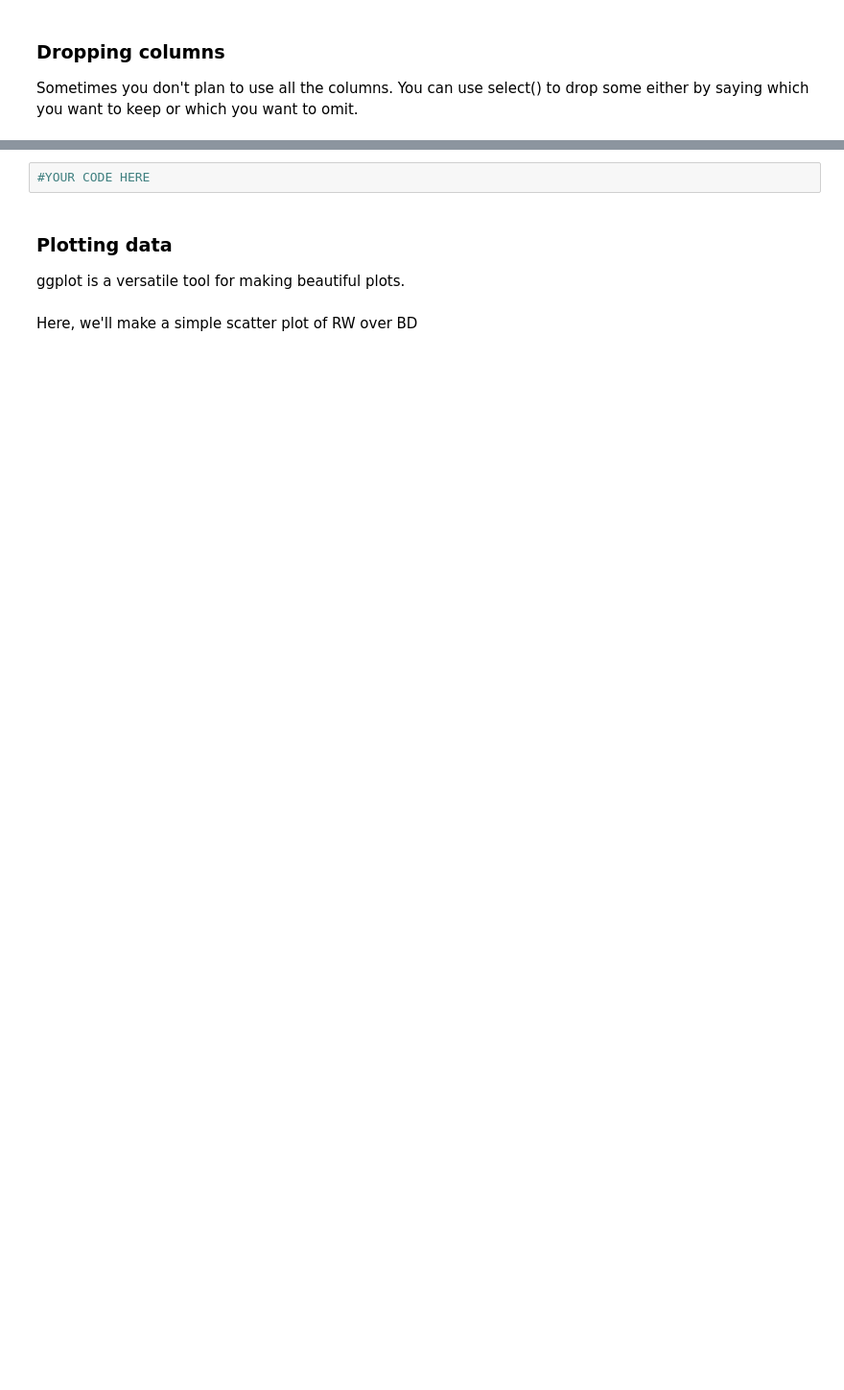
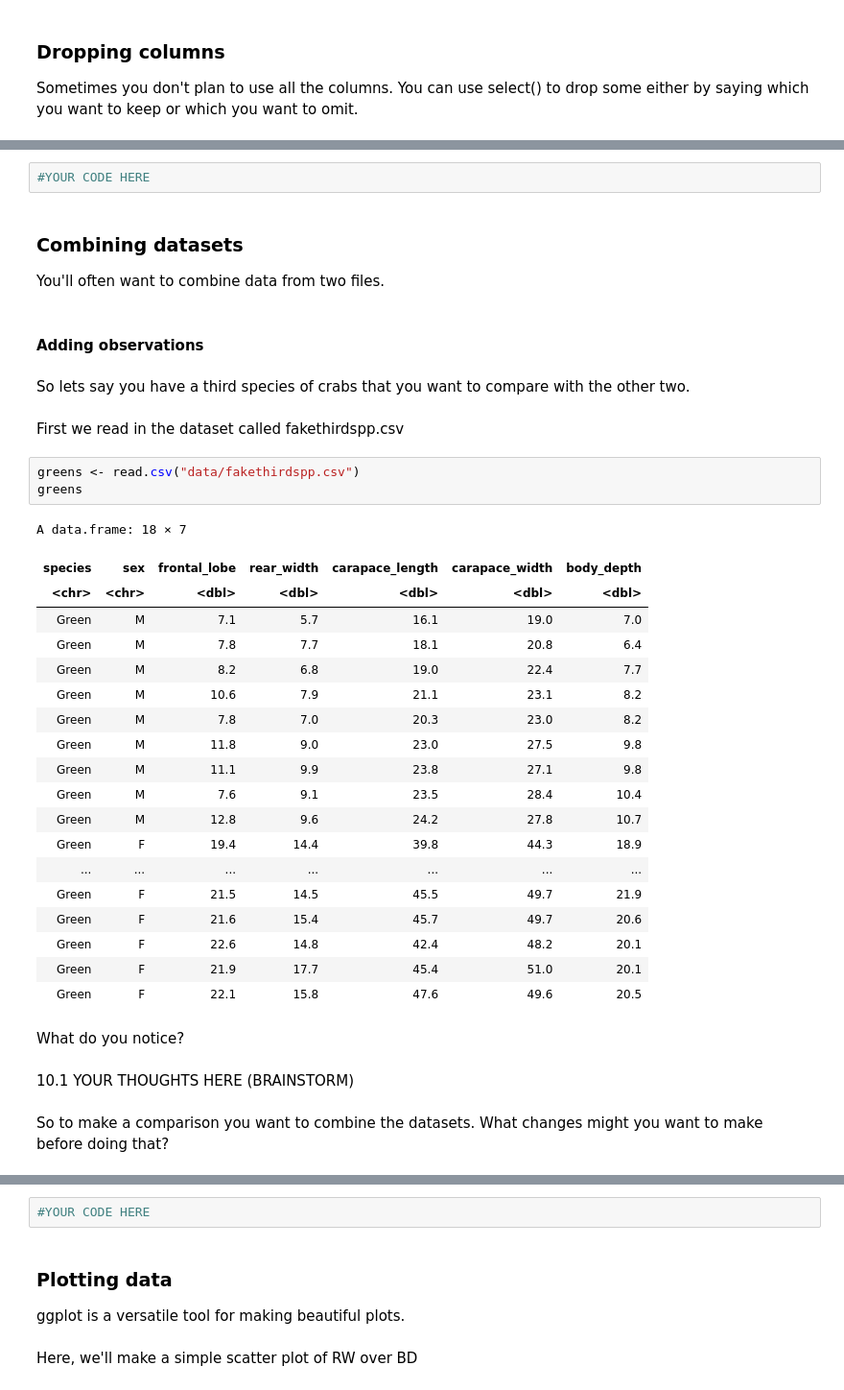
Before and after one commit to juliamsmith/biol421, a Jupyter notebook: Lab0/lab0_Rtutorial.ipynb, the cells around one changed output, grey strips where cells are left out. Shown: that part at 96% size. Saved outputs shown, nothing was run; the diff lists cells and outputs as text; blank space fills up the shorter version.

```diff
--- a/Lab0/lab0_Rtutorial.ipynb
+++ b/Lab0/lab0_Rtutorial.ipynb
@@ -278,0 +553,41 @@ It's only out of convenience that I haven't assigned it to objects in the scenar
+# %%
+#YOUR CODE HERE
+# %% [markdown]
+### Combining datasets
+You'll often want to combine data from two files.
+# %% [markdown]
+#### Adding observations
+# %% [markdown]
+So lets say you have a third species of crabs that you want to compare with the other two.
+# %% [markdown]
+First we read in the dataset called fakethirdspp.csv
+# %%
+greens <- read.csv("data/fakethirdspp.csv")
+greens
+# %% [output]
+A data.frame: 18 × 7
+| species | sex | frontal_lobe | rear_width | carapace_length | carapace_width | body_depth |
+| <chr> | <chr> | <dbl> | <dbl> | <dbl> | <dbl> | <dbl> |
+| Green | M | 7.1 | 5.7 | 16.1 | 19.0 | 7.0 |
+| Green | M | 7.8 | 7.7 | 18.1 | 20.8 | 6.4 |
+| Green | M | 8.2 | 6.8 | 19.0 | 22.4 | 7.7 |
+| Green | M | 10.6 | 7.9 | 21.1 | 23.1 | 8.2 |
+| Green | M | 7.8 | 7.0 | 20.3 | 23.0 | 8.2 |
+| Green | M | 11.8 | 9.0 | 23.0 | 27.5 | 9.8 |
+| Green | M | 11.1 | 9.9 | 23.8 | 27.1 | 9.8 |
+| Green | M | 7.6 | 9.1 | 23.5 | 28.4 | 10.4 |
+| Green | M | 12.8 | 9.6 | 24.2 | 27.8 | 10.7 |
+| Green | F | 19.4 | 14.4 | 39.8 | 44.3 | 18.9 |
+| ... | ... | ... | ... | ... | ... | ... |
+| Green | F | 21.5 | 14.5 | 45.5 | 49.7 | 21.9 |
+| Green | F | 21.6 | 15.4 | 45.7 | 49.7 | 20.6 |
+| Green | F | 22.6 | 14.8 | 42.4 | 48.2 | 20.1 |
+| Green | F | 21.9 | 17.7 | 45.4 | 51.0 | 20.1 |
+| Green | F | 22.1 | 15.8 | 47.6 | 49.6 | 20.5 |
+# %% [markdown]
+What do you notice?
+# %% [markdown]
+10.1
+YOUR THOUGHTS HERE (BRAINSTORM)
+# %% [markdown]
+So to make a comparison you want to combine the datasets. What changes might you want to make before doing that?
```
Also changed, not shown: parts of 46 cells of this notebook, 6 other files.
